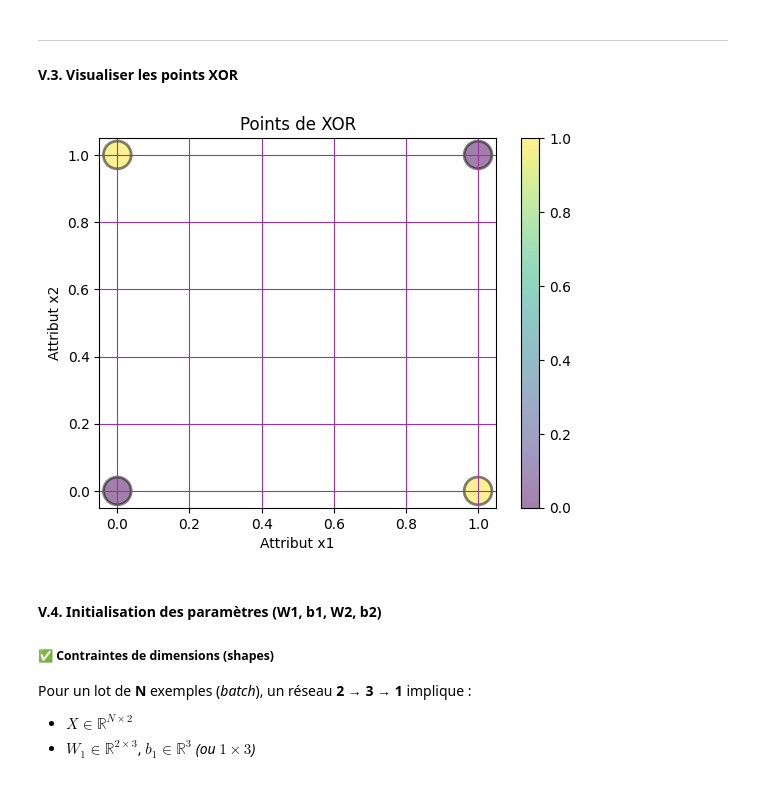
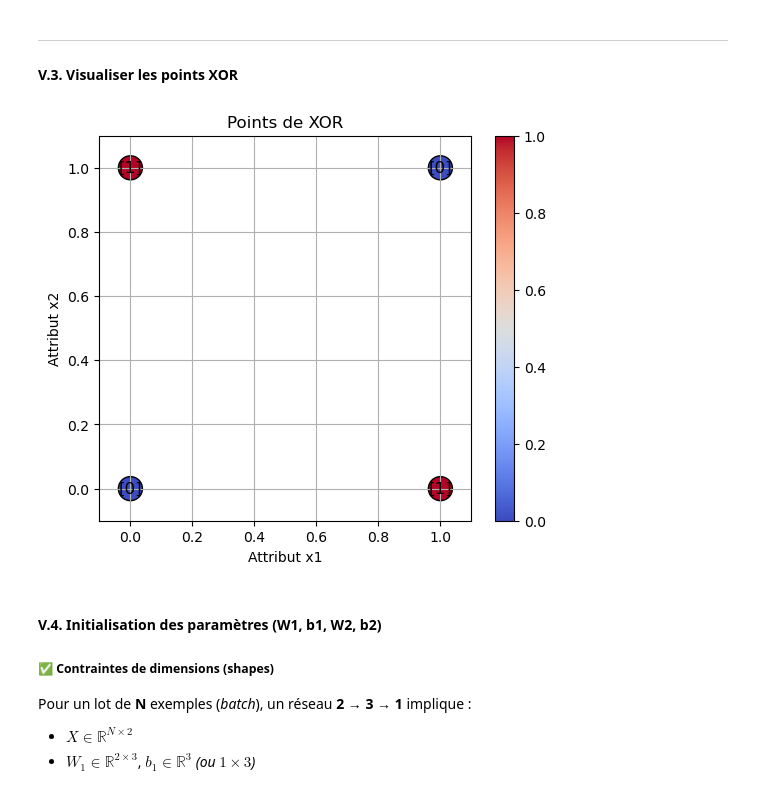
Before and after one commit to tahaELKHAILI/Python4AI, a Jupyter notebook: TP_NumPy_Matplotlib_Fonction_Activation_Mini_Reseau_Neurone_XOR.ipynb, the cells around one changed output. Cells and saved outputs as stored; diff of their text form; code cells hidden in the pictures.

```diff
--- a/TP_NumPy_Matplotlib_Fonction_Activation_Mini_Reseau_Neurone_XOR.ipynb
+++ b/TP_NumPy_Matplotlib_Fonction_Activation_Mini_Reseau_Neurone_XOR.ipynb
@@ -587,8 +727,9 @@ On considère deux entrées binaires $x_1, x_2$. La sortie $y$ vaut 1 **si les d
 #### V.2. Préparer le mini-dataset de la fonction XOR
 # %%
 # TODO
-x = None
-y = None
+x = np.array([[0,0],[0,1],[1,0],[1,1]])
+y = np.array([[0],[1],[1],[0]])
+
 print(x.shape)
 print(y.shape)
 # %% [output]
@@ -598,9 +739,45 @@ print(y.shape)
 ---
 #### V.3. Visualiser les points XOR
 # %%
-# TODO
+# XOR data
+y_flat = y.ravel()
+
+# grid coordinates
+x1 = x[:,0]
+x2 = x[:,1]
+
+plt.figure(figsize=(6,5))
+
+# draw grid lines
+for i in [0, 1]:
+    plt.plot([0, 1], [i, i], linestyle="None")
+    plt.plot([i, i], [0, 1], linestyle="None")
+
+# plot nodes (circles)
+sc = plt.scatter(
+    x1, x2,
+    c=y,
+    cmap="coolwarm",
+    s=300,
+    edgecolors="black"
+)
+
+# labels inside circles
+for i in range(len(x)):
+    plt.text(x1[i], x2[i], str(y[i]),
+             ha='center', va='center',
+             fontsize=12, color="black")
+
+plt.title("Points de XOR")
+plt.xlabel("Attribut x1")
+plt.ylabel("Attribut x2")
+plt.colorbar(sc)
+plt.xlim(-0.1, 1.1)
+plt.ylim(-0.1, 1.1)
+plt.grid(True)
+plt.show()
 # %% [output]
-[figure, old version]
+[figure, new version]
 # %% [markdown]
 #### V.4. Initialisation des paramètres (W1, b1, W2, b2)
 
```
Also changed, not shown: parts of 23 cells of this notebook, 2 other files.
